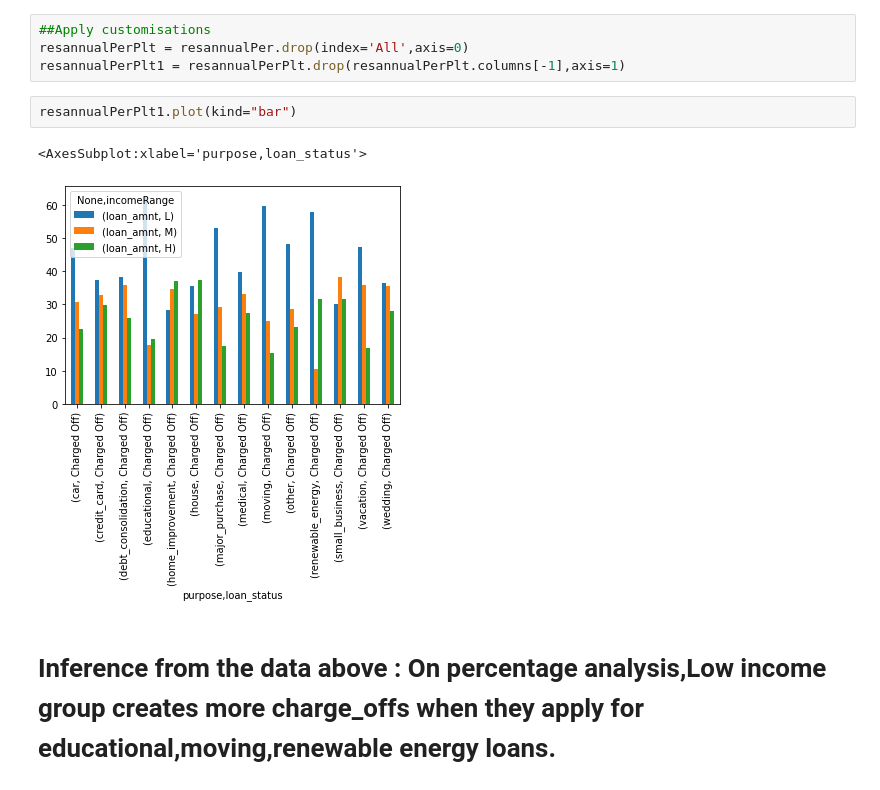
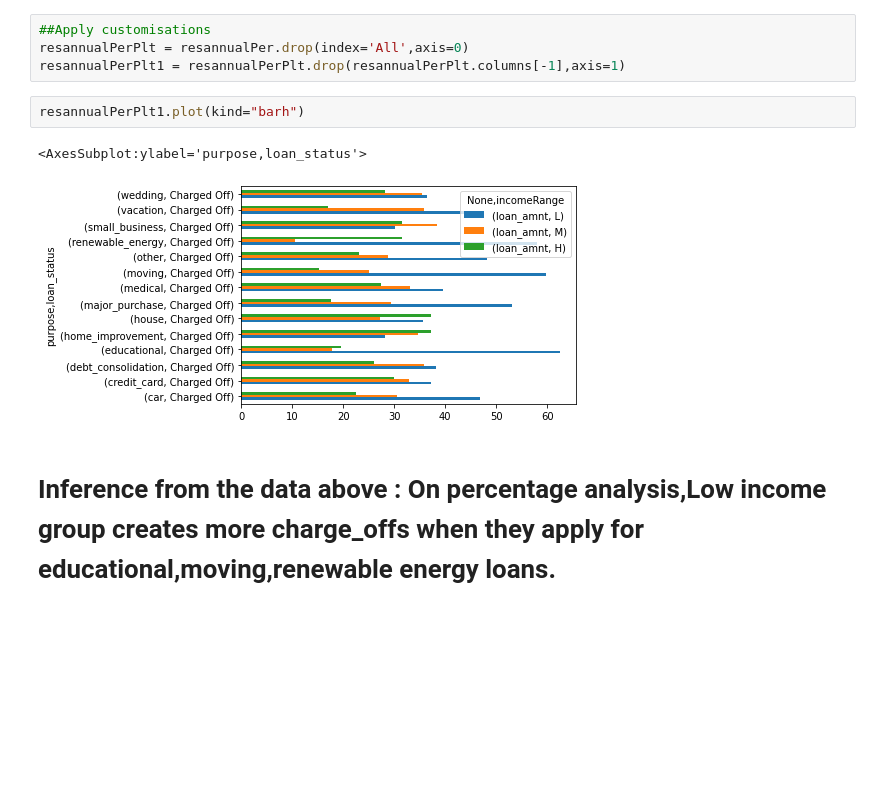
Before and after one commit to sreedevisreekumar/machinelearning, a Jupyter notebook: Assignment.ipynb, the cells around one changed output. Saved outputs shown, nothing was run; the diff lists cells and outputs as text; blank space fills up the shorter version.

```diff
--- a/Assignment.ipynb
+++ b/Assignment.ipynb
@@ -580,10 +592,10 @@ resannualPer.head()
 resannualPerPlt = resannualPer.drop(index='All',axis=0)
 resannualPerPlt1 = resannualPerPlt.drop(resannualPerPlt.columns[-1],axis=1)
 # %%
-resannualPerPlt1.plot(kind="bar")
+resannualPerPlt1.plot(kind="barh")
 # %% [output]
-<AxesSubplot:xlabel='purpose,loan_status'>
+<AxesSubplot:ylabel='purpose,loan_status'>
-[figure, old version]
+[figure, new version]
 # %% [markdown]
 # Inference from the data above : On percentage analysis,Low income group creates more charge_offs when they apply for educational,moving,renewable energy loans.
 # %%
```
Also changed, not shown: parts of 32 cells of this notebook.
